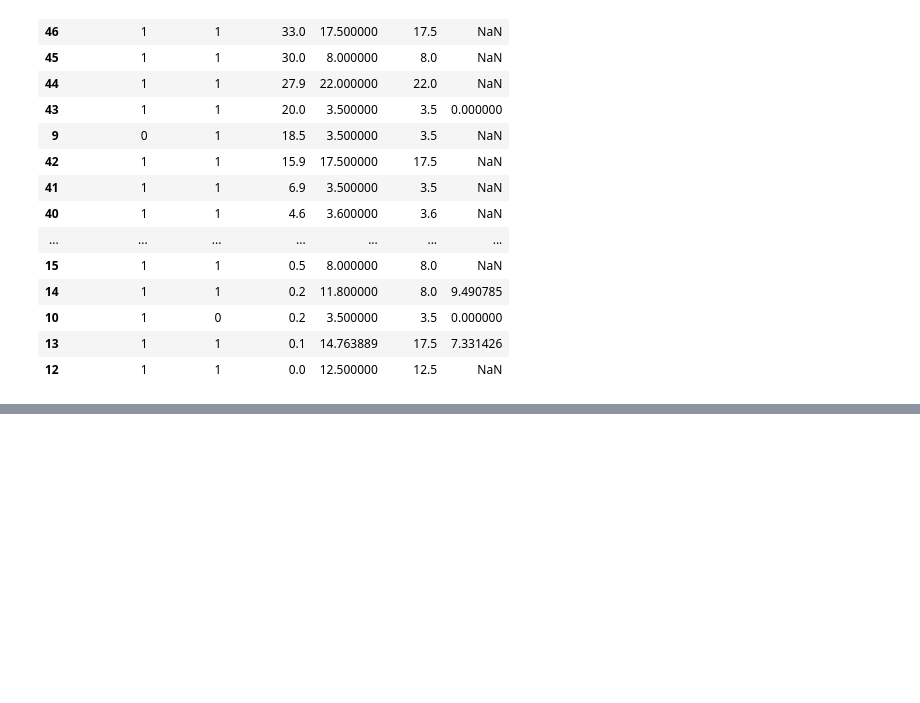
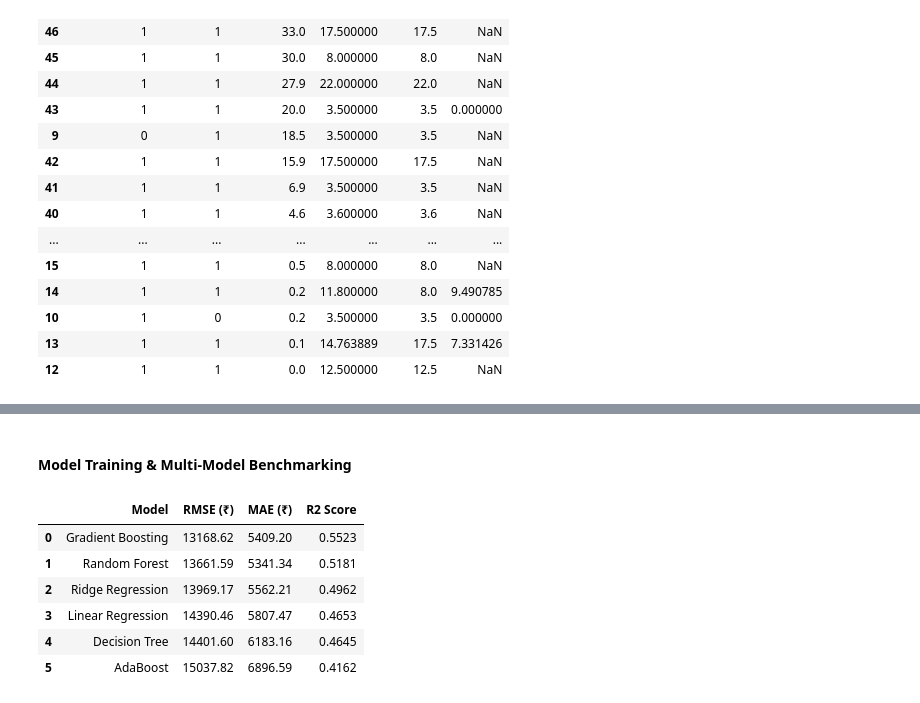
Before and after one commit to bhaveshsolanki159-codex/ML-mini-practice-Projects, a Jupyter notebook: Watch Price Predictions/main.ipynb, the cells around one changed output, grey strips where cells are left out. Cells and saved outputs as stored; diff of their text form; code cells hidden in the pictures; blank space fills up the shorter version.

```diff
--- a/Watch Price Predictions/main.ipynb
+++ b/Watch Price Predictions/main.ipynb
@@ -821,0 +699,54 @@ y_pred_comp.reset_index(drop=True)
+# %% [markdown]
+#### Model Training & Multi-Model Benchmarking
+# %%
+models = {
+    'Linear Regression': LinearRegression(),
+    'Ridge Regression': Ridge(alpha=1.0),
+    'Decision Tree': DecisionTreeRegressor(max_depth=6, random_state=42),
+    'Random Forest': RandomForestRegressor(n_estimators=150, max_depth=10, random_state=42),
+    'Gradient Boosting': GradientBoostingRegressor(n_estimators=150, learning_rate=0.08, random_state=42),
+    'AdaBoost': AdaBoostRegressor(n_estimators=100, random_state=42)
+}
+
+results = []
+trained_pipelines = {}
+predictions = {}
+
+for name, model in models.items():
+    # Log-target transformed pipeline
+    ttr = TransformedTargetRegressor(
+        regressor=model,
+        func=np.log1p,
+        inverse_func=np.expm1
+    )
+    pipeline = Pipeline(steps=[
+        ('preprocessor', preprocessor),
+        ('regressor', ttr)
+    ])
+
+    pipeline.fit(X_train, y_train)
+    y_pred = pipeline.predict(X_test)
+
+    rmse = np.sqrt(mean_squared_error(y_test, y_pred))
+    mae = mean_absolute_error(y_test, y_pred)
+    r2 = r2_score(y_test, y_pred)
+
+    results.append({
+        'Model': name,
+        'RMSE (₹)': round(rmse, 2),
+        'MAE (₹)': round(mae, 2),
+        'R2 Score': round(r2, 4)
+    })
+    trained_pipelines[name] = pipeline
+    predictions[name] = y_pred
+
+model_comparison = pd.DataFrame(results).sort_values(by='R2 Score', ascending=False).reset_index(drop=True)
+model_comparison
+# %% [output]
+|  | Model | RMSE (₹) | MAE (₹) | R2 Score |
+| 0 | Gradient Boosting | 13168.62 | 5409.20 | 0.5523 |
+| 1 | Random Forest | 13661.59 | 5341.34 | 0.5181 |
+| 2 | Ridge Regression | 13969.17 | 5562.21 | 0.4962 |
+| 3 | Linear Regression | 14390.46 | 5807.47 | 0.4653 |
+| 4 | Decision Tree | 14401.60 | 6183.16 | 0.4645 |
+| 5 | AdaBoost | 15037.82 | 6896.59 | 0.4162 |
```
Also changed, not shown: parts of 32 cells of this notebook, 1 other file.
